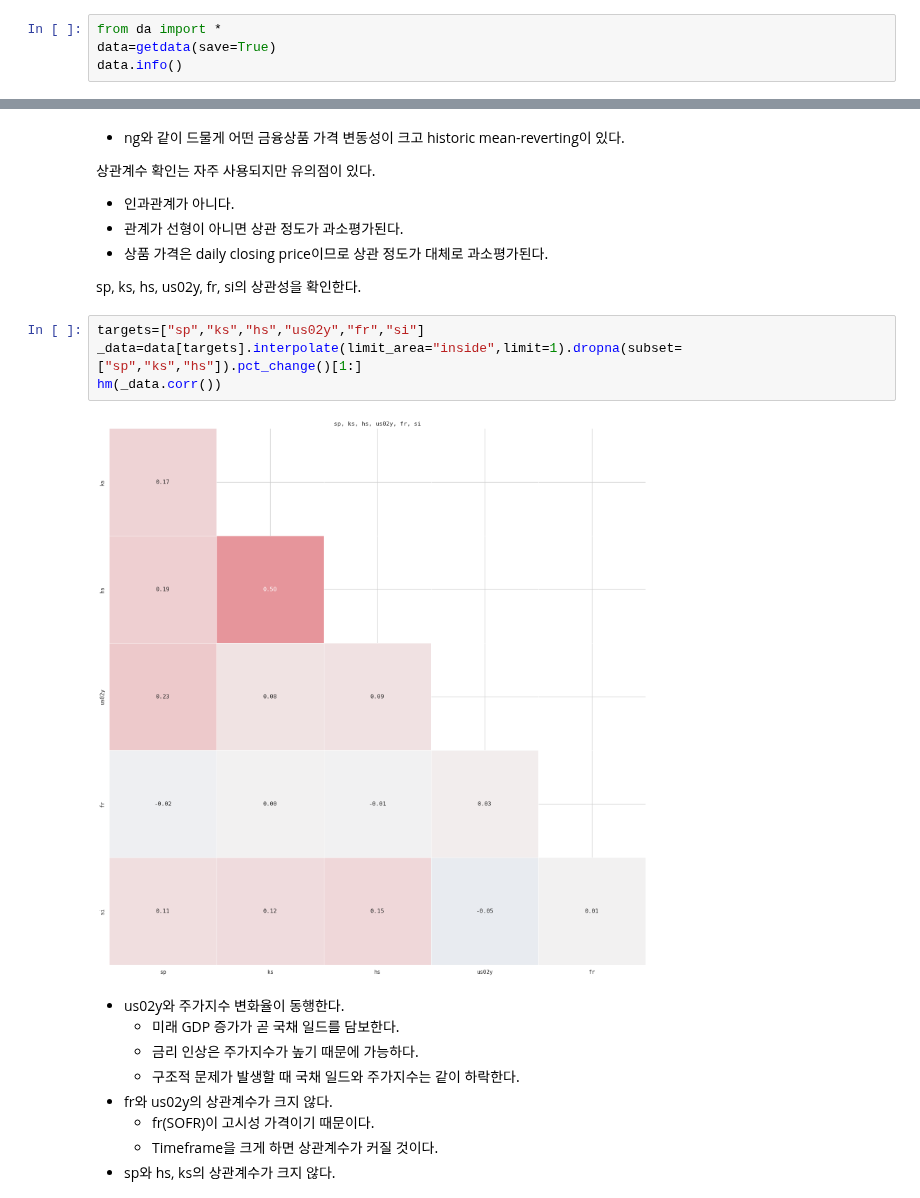
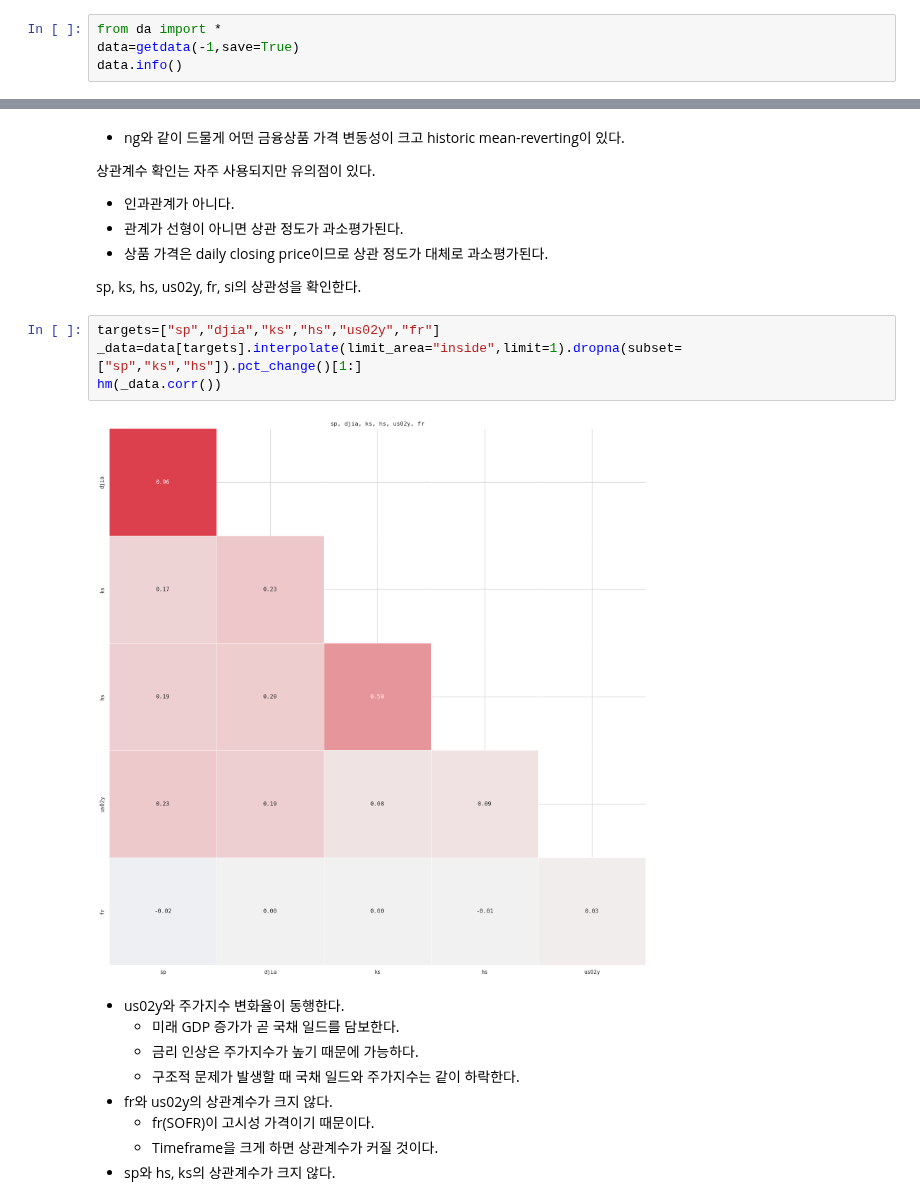
Before and after one commit to beeseosil/pub, a Jupyter notebook: da/fin.ipynb, the cells around one changed output, grey strips where cells are left out. Cells and saved outputs as stored; diff of their text form.

```diff
--- a/da/fin.ipynb
+++ b/da/fin.ipynb
@@ -9,7 +9,7 @@ da.py에는 FRED와 Yahoo Finance의 데이터를 부분 획득, 업데이트하
 * FRED와 Yahoo Finance에서 자기가 원하는 series를 티커 또는 ID로 추가할 수 있다.
 # %%
 from da import *
-data=getdata(save=True)
+data=getdata(-1,save=True)
 data.info()
 # %% [output]
 [*********************100%***********************]  16 of 16 completed
@@ -42,11 +42,11 @@ da.py에는 상관계수 heatmap을 예쁘게 그리는 wrapper 메서드 hm이
 
 sp, ks, hs, us02y, fr, si의 상관성을 확인한다.
 # %%
-targets=["sp","ks","hs","us02y","fr","si"]
+targets=["sp","djia","ks","hs","us02y","fr"]
 _data=data[targets].interpolate(limit_area="inside",limit=1).dropna(subset=["sp","ks","hs"]).pct_change()[1:]
 hm(_data.corr())
 # %% [output]
-[figure, old version]
+[figure, new version]
 # %% [markdown]
 * us02y와 주가지수 변화율이 동행한다.
     * 미래 GDP 증가가 곧 국채 일드를 담보한다.
```
Also changed, not shown: parts of 9 cells of this notebook, 1 other file.
